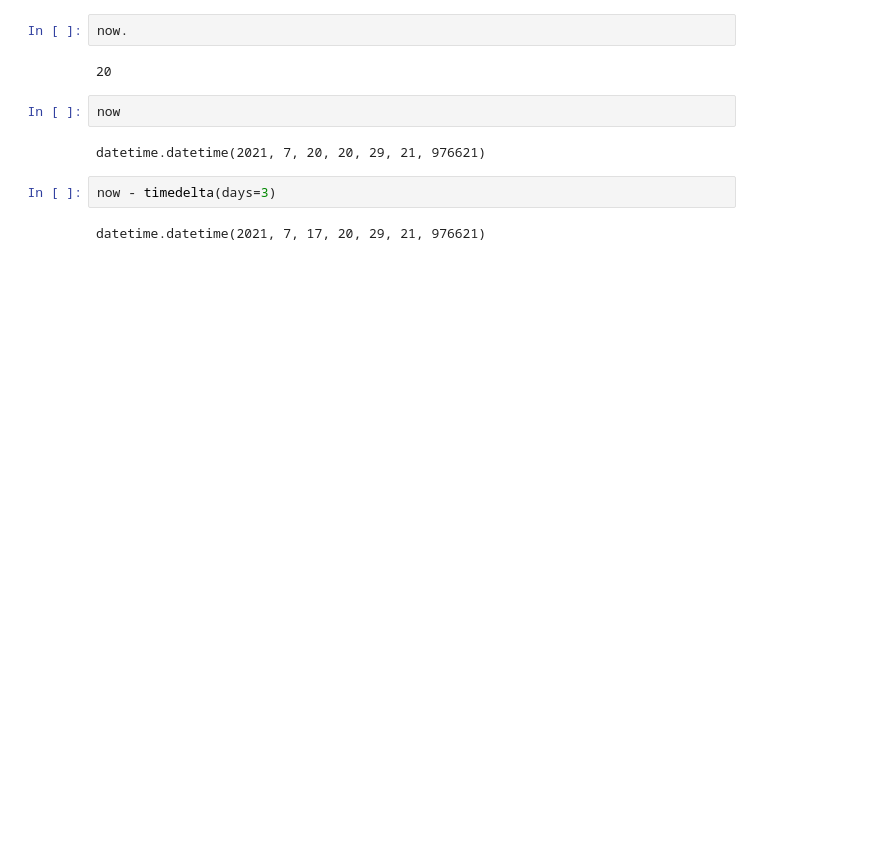
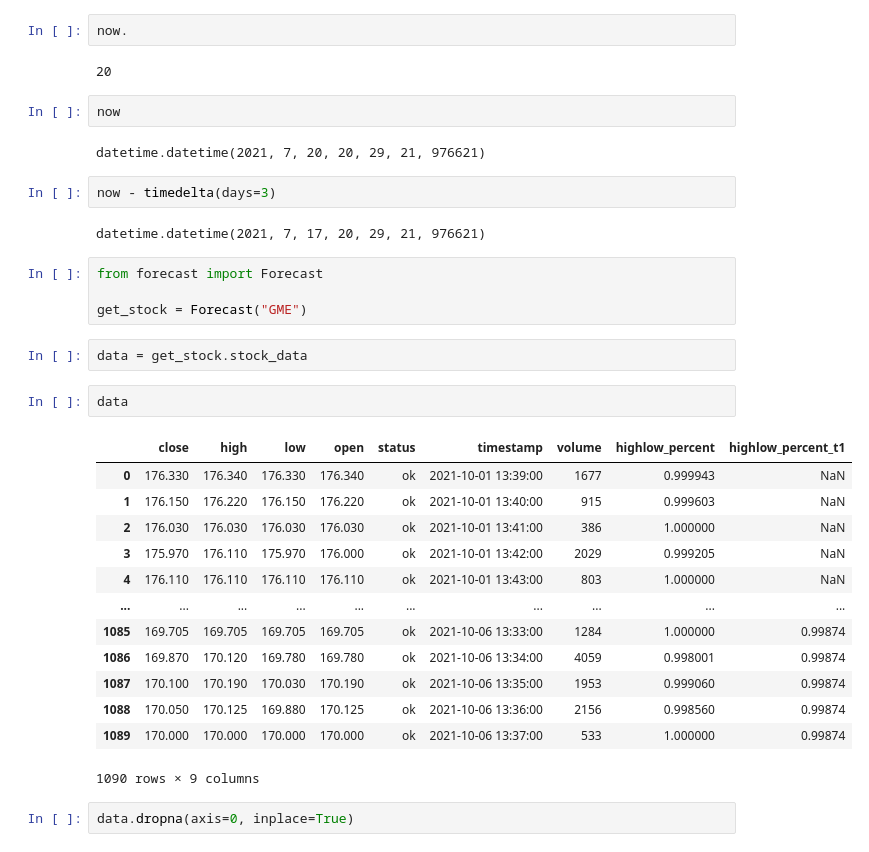
Before and after one commit to ileefmans/stock-sentiment, a Jupyter notebook: notebooks/exploratory_test_notebook.ipynb, the cells around one changed output. Drawn from its saved outputs; the diff is of its cells as text; blank space fills up the shorter version.

```diff
--- a/notebooks/exploratory_test_notebook.ipynb
+++ b/notebooks/exploratory_test_notebook.ipynb
@@ -288,3 +288,27 @@ datetime.datetime(2021, 7, 20, 20, 29, 21, 976621)
 now - timedelta(days=3)
 # %% [output]
 datetime.datetime(2021, 7, 17, 20, 29, 21, 976621)
+# %%
+from forecast import Forecast
+
+get_stock = Forecast("GME")
+# %%
+data = get_stock.stock_data
+# %%
+data
+# %% [output]
+|  | close | high | low | open | status | timestamp | volume | highlow_percent | highlow_percent_t1 |
+| 0 | 176.330 | 176.340 | 176.330 | 176.340 | ok | 2021-10-01 13:39:00 | 1677 | 0.999943 | NaN |
+| 1 | 176.150 | 176.220 | 176.150 | 176.220 | ok | 2021-10-01 13:40:00 | 915 | 0.999603 | NaN |
+| 2 | 176.030 | 176.030 | 176.030 | 176.030 | ok | 2021-10-01 13:41:00 | 386 | 1.000000 | NaN |
+| 3 | 175.970 | 176.110 | 175.970 | 176.000 | ok | 2021-10-01 13:42:00 | 2029 | 0.999205 | NaN |
+| 4 | 176.110 | 176.110 | 176.110 | 176.110 | ok | 2021-10-01 13:43:00 | 803 | 1.000000 | NaN |
+| ... | ... | ... | ... | ... | ... | ... | ... | ... | ... |
+| 1085 | 169.705 | 169.705 | 169.705 | 169.705 | ok | 2021-10-06 13:33:00 | 1284 | 1.000000 | 0.99874 |
+| 1086 | 169.870 | 170.120 | 169.780 | 169.780 | ok | 2021-10-06 13:34:00 | 4059 | 0.998001 | 0.99874 |
+| 1087 | 170.100 | 170.190 | 170.030 | 170.190 | ok | 2021-10-06 13:35:00 | 1953 | 0.999060 | 0.99874 |
+| 1088 | 170.050 | 170.125 | 169.880 | 170.125 | ok | 2021-10-06 13:36:00 | 2156 | 0.998560 | 0.99874 |
+| 1089 | 170.000 | 170.000 | 170.000 | 170.000 | ok | 2021-10-06 13:37:00 | 533 | 1.000000 | 0.99874 |
+1090 rows × 9 columns
+# %%
+data.dropna(axis=0, inplace=True)
```
Also changed, not shown: parts of 3 cells of this notebook.
